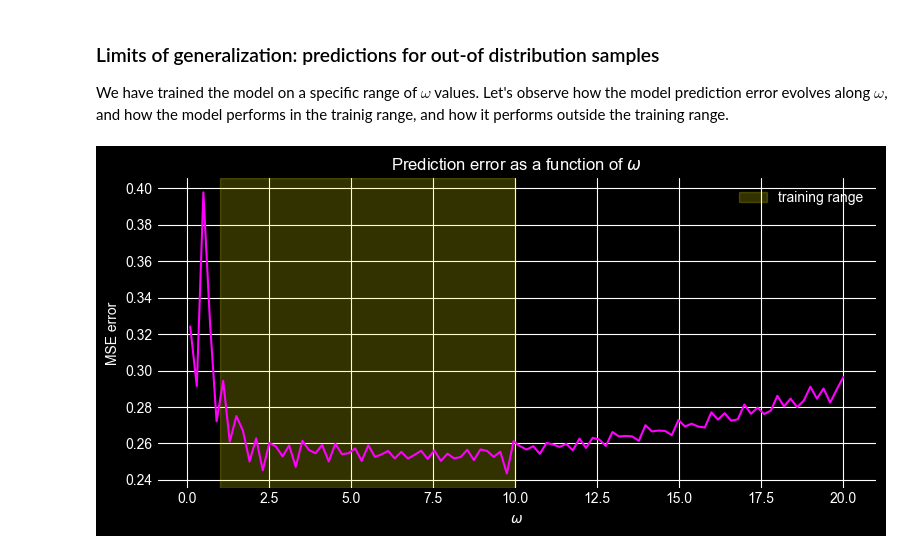
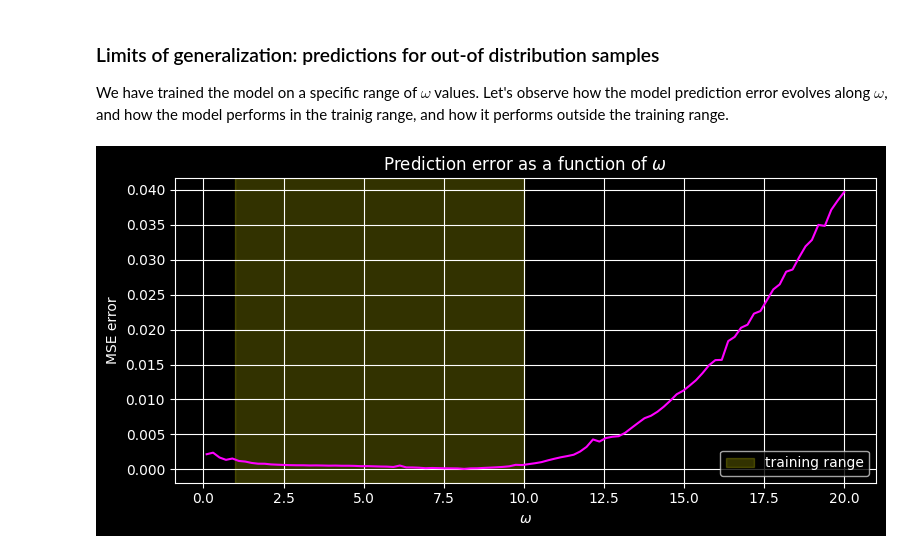
Before and after one commit to mertstend/DeepLearningIntro, a Jupyter notebook: 01_first_neural_network.ipynb, the cells around one changed output. Saved outputs shown, nothing was run; the diff lists cells and outputs as text; code cells hidden in the pictures.

```diff
--- a/01_first_neural_network.ipynb
+++ b/01_first_neural_network.ipynb
@@ -28,9 +28,14 @@ Model setup: the model receives a single input signal $u_i = \sin(\omega_j t_i)$
 
 `y = [q]`, shape: `[1,1]`
 # %%
-t = np.linspace(0, 2 * np.pi, 30)
-u = np.sin(t)
-q = np.sin(t - np.pi / 4)
+def nonlinear_transform(u, omega):
+    """A simple nonlinear transformation."""
+    return u**2 * omega
+
+omega = 2.0
+t = np.linspace(0, 2 * np.pi, int(omega*50))
+u = np.sin(omega*t)
+q = nonlinear_transform(u, omega)
 
 plt.figure(figsize=(10, 3))
 plt.subplot(1, 2, 1)
@@ -220,7 +233,7 @@ We will use a plot that shows the predicted against the expected (i.e. ground tr
 # %%
 # load the model from disk (if needed)
 from tensorflow.keras.models import load_model
-model = load_model('phase_shift_model.h5')
+model = load_model('sine_transformation_model.h5')
 
 # plot the predictions vs. ground truth
 y_pred = model.predict(x_test)
@@ -242,10 +256,11 @@ plt.show()
 
 We will use the model to compute the phase-shift of a complete sinusoidal time sequence.
 # %%
-t_new = np.linspace(0, 2 * np.pi, 50)
+
 omega = 1.5
+t_new = np.linspace(0, 2 * np.pi, int(omega*50))
 u_new = np.sin(omega * t_new)
-q_new = np.sin(omega * t_new - np.pi / 4)
+q_new = nonlinear_transform(u=u_new, omega=omega)  # compute the ground truth q values for the new u values
 
 inputs = np.column_stack((u_new, np.ones_like(u_new)*omega))
 
@@ -264,8 +279,8 @@ plt.xlabel(r'$t$')
 plt.legend()
 plt.grid()
 plt.subplot(2, 1, 2)
-plt.scatter(t_new, q_new, label=r'ground truth $q = \sin(\omega t - \pi/4)$', color='yellow')
-plt.scatter(t_new, q_pred, label=r'predicted $q = \sin(\omega t - \pi/4)$', color='magenta')
+plt.scatter(t_new, q_new, label=r'ground truth $q = \omega \sin(\omega t)^2$', color='yellow')
+plt.scatter(t_new, q_pred, label=r'predicted $q = \omega \sin(\omega t)^2$', color='magenta')
 plt.xlabel(r'$t$')
 plt.ylabel('amplitude')
 plt.legend()
@@ -285,34 +300,34 @@ We have trained the model on a specific range of $\omega$ values. Let's observe
 def compute_prediction_error(model, omega_grid):
     errors = []
     for omega in omega_grid:
-        t_new = np.linspace(0, 2 * np.pi, 50)
+        t_new = np.linspace(0, 2 * np.pi, int(omega*50))
         u_new = np.sin(omega * t_new)
-        q_new = np.sin(omega * t_new - np.pi / 4)
+        q_new = nonlinear_transform(u=u_new, omega=omega)  # compute the ground truth q values for the new u values
 
         inputs = np.column_stack((u_new, np.ones_like(u_new) * omega))
         q_pred = model.predict(inputs, verbose=0)
         mse_err = np.mean((q_new - q_pred.flatten()) ** 2)
         errors.append(mse_err)
     return np.array(errors)
 
 # Create a grid of omega values to evaluate the model.
 # Training data was sampled uniformly in the range [1.0, 10.0], so we will use this range for evaluation.
 omega_grid = np.linspace(0.1, 20.0, 100)
 
 # Compute the prediction errors for the grid of omega values
 errors = compute_prediction_error(model, omega_grid)
 
 # Plot the prediction errors as a function of omega
 plt.figure(figsize=(8, 4))
 # shaddow the area used for training
 plt.axvspan(1.0, 10.0, color='yellow', alpha=0.2, label='training range')
 plt.plot(omega_grid, errors, color='magenta')
 plt.xlabel(r'$\omega$')
 plt.ylabel('MSE error')
 plt.title(r'Prediction error as a function of $\omega$')
 plt.grid()
 plt.legend()
 plt.tight_layout()
 plt.show()
 # %% [output]
-[figure, old version]
+[figure, new version]
```
Also changed, not shown: parts of 8 cells of this notebook.
